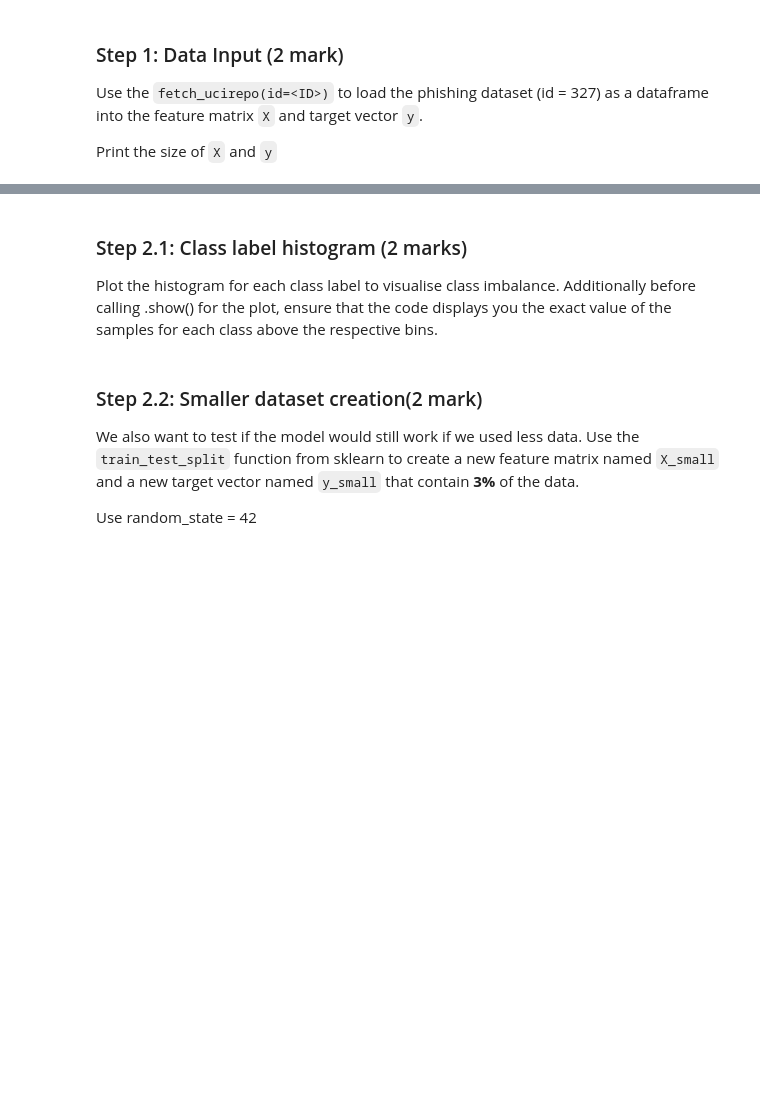
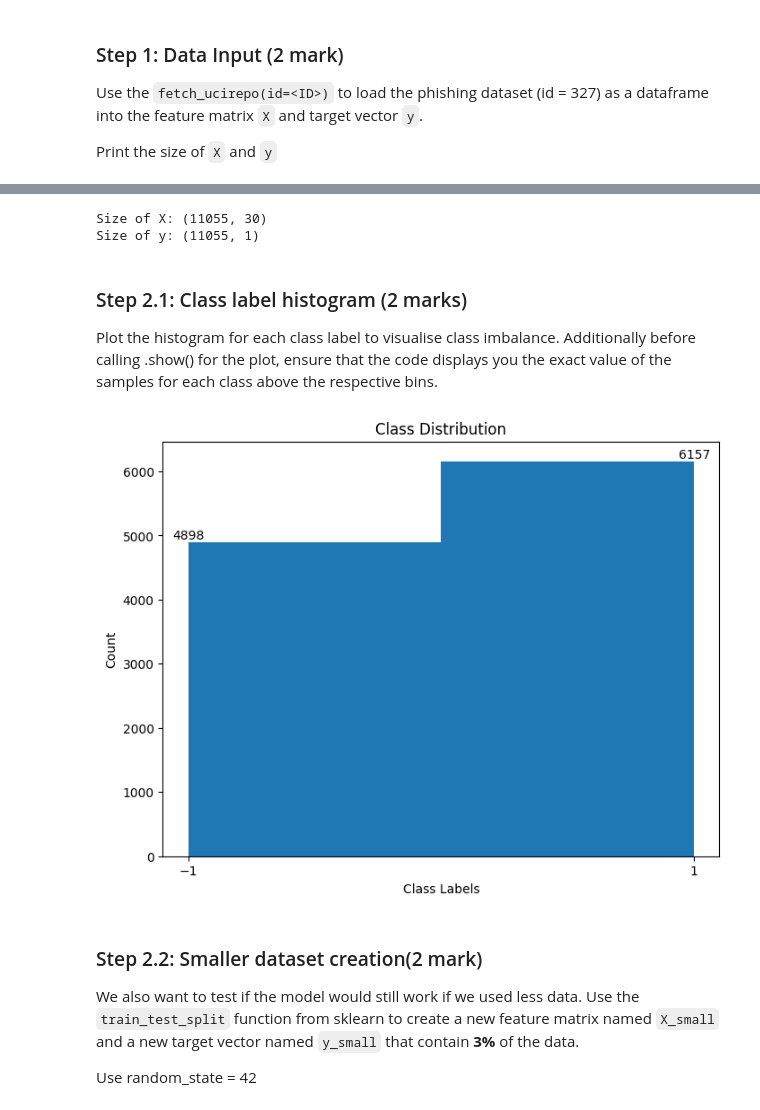
Before and after one commit to ericakuamoah06/engg680_2024_fall, a Jupyter notebook: Lab_Assignment3/Assignment3.ipynb, the cells around one changed output, grey strips where cells are left out. Cells and saved outputs as stored; diff of their text form; code cells hidden in the pictures; blank space fills up the shorter version.

```diff
--- a/Lab_Assignment3/Assignment3.ipynb
+++ b/Lab_Assignment3/Assignment3.ipynb
@@ -425,19 +476,36 @@ from ucimlrepo import fetch_ucirepo
 phishing_websites = fetch_ucirepo(id=327)
 
 # TO DO: data (as pandas dataframes) (1 mark)
+X = phishing_websites.data.features
+y = phishing_websites.data.targets
 
 # TO DO: display sizes of X and y (1 mark)
+print("Size of X:", X.shape)
+print("Size of y:", y.shape)
+# %% [output]
+Size of X: (11055, 30)
+Size of y: (11055, 1)
 # %% [markdown]
 ### Step 2.1: Class label histogram (2 marks)
 
 Plot the histogram for each class label to visualise class imbalance. Additionally before calling .show() for the plot, ensure that the code displays you the exact value of the samples for each class above the respective bins.
 # %%
 # TO DO: Check the class distribution of y (2 mark)
-
+plt.figure(figsize=(8, 6))
+unique_labels, counts = np.unique(y, return_counts=True)
+plt.hist(y, bins=2)
+for i in range(len(unique_labels)):
+    plt.text(unique_labels[i], counts[i], str(counts[i]),
+             horizontalalignment='center', verticalalignment='bottom')
 
 # Display exact values for each bin in the histogram
-
+plt.xticks([-1, 1])
+plt.xlabel('Class Labels')
+plt.ylabel('Count')
+plt.title('Class Distribution')
 plt.show()
+# %% [output]
+[figure, added]
 # %% [markdown]
 ### Step 2.2: Smaller dataset creation(2 mark)
 
```
Also changed, not shown: parts of 18 cells of this notebook.
